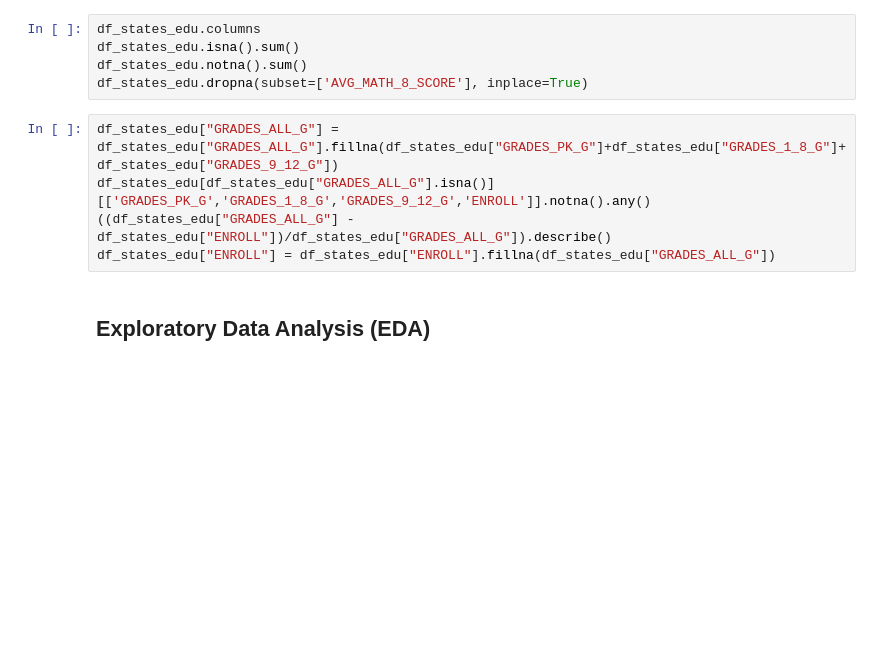
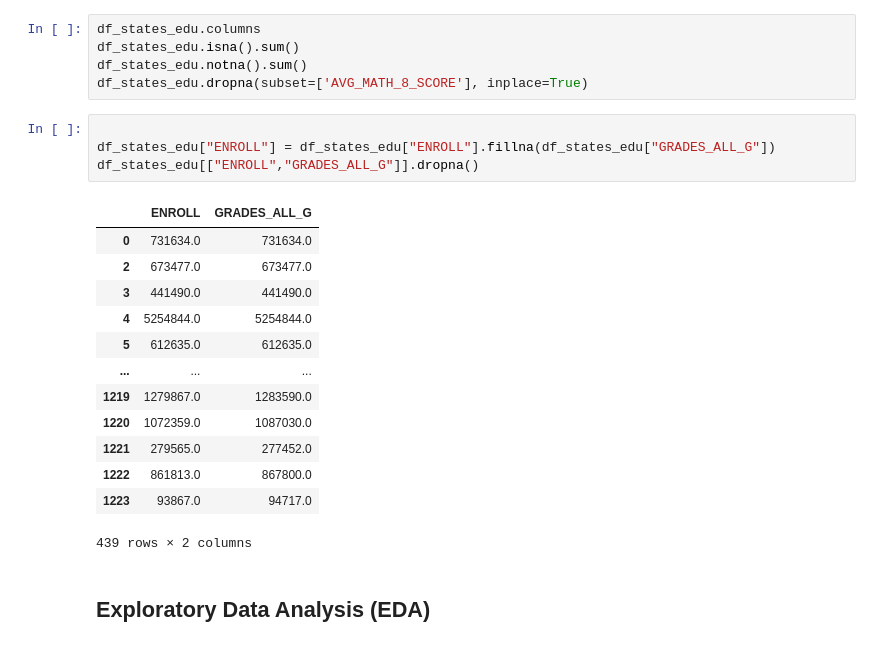
Before and after one commit to yunyangMA/checkpoint-0-and-1-yunyang, a Jupyter notebook: Dict/“checkpoint1_ipynb”yunyang.ipynb, the cells around one changed output. Cells and saved outputs as stored; diff of their text form; blank space fills up the shorter version.

```diff
--- a/Dict/“checkpoint1_ipynb”yunyang.ipynb
+++ b/Dict/“checkpoint1_ipynb”yunyang.ipynb
@@ -57,11 +57,24 @@ df_states_edu.columns
 df_states_edu.isna().sum()
 df_states_edu.notna().sum()
 df_states_edu.dropna(subset=['AVG_MATH_8_SCORE'], inplace=True)
-# %%
-df_states_edu["GRADES_ALL_G"] = df_states_edu["GRADES_ALL_G"].fillna(df_states_edu["GRADES_PK_G"]+df_states_edu["GRADES_1_8_G"]+df_states_edu["GRADES_9_12_G"])
-df_states_edu[df_states_edu["GRADES_ALL_G"].isna()][['GRADES_PK_G','GRADES_1_8_G','GRADES_9_12_G','ENROLL']].notna().any()
-((df_states_edu["GRADES_ALL_G"] - df_states_edu["ENROLL"])/df_states_edu["GRADES_ALL_G"]).describe()
-df_states_edu["ENROLL"] = df_states_edu["ENROLL"].fillna(df_states_edu["GRADES_ALL_G"])
+# %%
+
+df_states_edu["ENROLL"] = df_states_edu["ENROLL"].fillna(df_states_edu["GRADES_ALL_G"])
+df_states_edu[["ENROLL","GRADES_ALL_G"]].dropna()
+# %% [output]
+|  | ENROLL | GRADES_ALL_G |
+| 0 | 731634.0 | 731634.0 |
+| 2 | 673477.0 | 673477.0 |
+| 3 | 441490.0 | 441490.0 |
+| 4 | 5254844.0 | 5254844.0 |
+| 5 | 612635.0 | 612635.0 |
+| ... | ... | ... |
+| 1219 | 1279867.0 | 1283590.0 |
+| 1220 | 1072359.0 | 1087030.0 |
+| 1221 | 279565.0 | 277452.0 |
+| 1222 | 861813.0 | 867800.0 |
+| 1223 | 93867.0 | 94717.0 |
+439 rows × 2 columns
 # %% [markdown]
 <h2>Exploratory Data Analysis (EDA) </h2>
 # %% [markdown]
```
Also changed, not shown: parts of 11 cells of this notebook.
